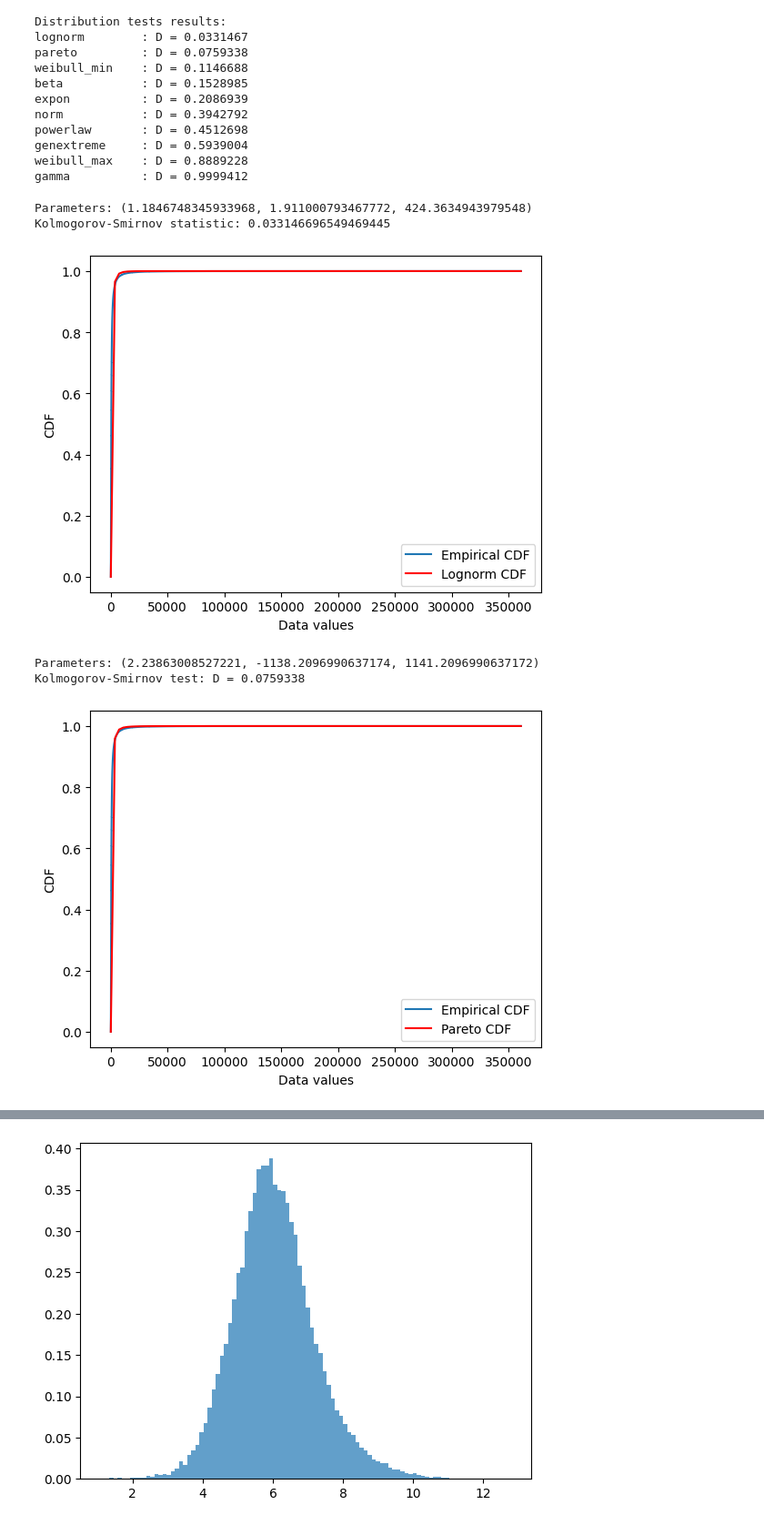
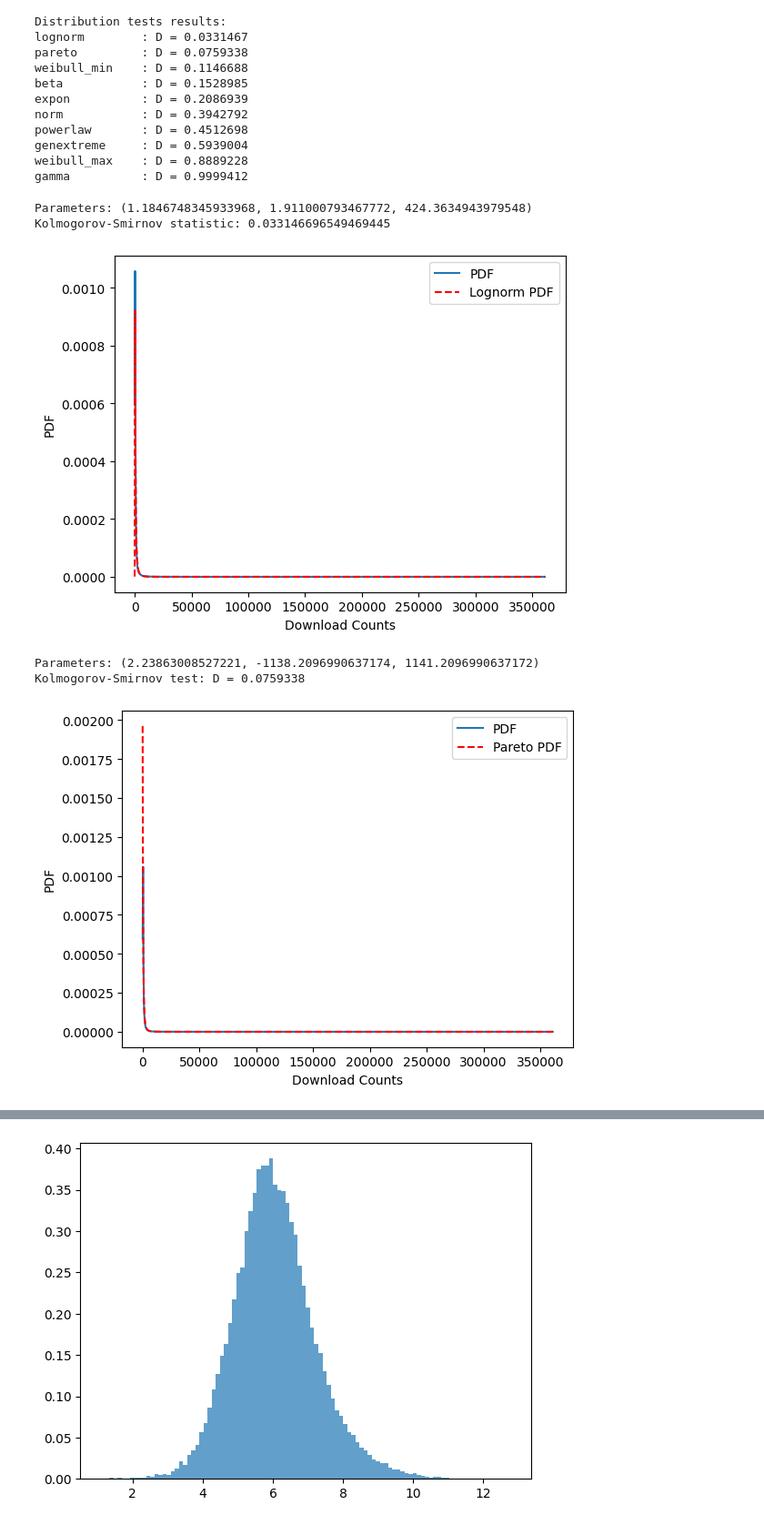
Before and after one commit to ZhengxuYan/lora-scale-simulator, a Jupyter notebook: simulator/fit_distribution.ipynb, the cells around one changed output, grey strips where cells are left out. Shown at 91% size. Cells and saved outputs as stored; diff of their text form; code cells hidden in the pictures.

Commit message:
update graph for PDF

```diff
--- a/simulator/fit_distribution.ipynb
+++ b/simulator/fit_distribution.ipynb
@@ -114,37 +134,41 @@ gamma          : D = 0.9999412
 # %%
 # Lognormal distribution
 # Calculate the ECDF of the original data
 ecdf = ECDF(data)
 
 distribution = stats.lognorm  # replace with your chosen distribution
 params = distribution.fit(data)
 print(f"Parameters: {params}")
 
 # Generate a range of values over which to evaluate the CDF
 xmin, xmax = min(data), max(data)
-x = np.linspace(xmin, xmax, 100)
+x = np.linspace(xmin, xmax, 1000)
 
-# Calculate the CDF of the fitted distribution
-cdf_fitted = distribution.cdf(x, *params)
+# Calculate the PDF of the fitted distribution
+pdf_fitted = distribution.pdf(x, *params)
 
 # Calculate the loss
 D, _ = stats.kstest(data, 'lognorm', args=params)
 print(f"Kolmogorov-Smirnov statistic: {D}")
 
-# Plot the ECDF
-plt.step(ecdf.x, ecdf.y, label='Empirical CDF')
+# Plot the PDF of the original data
+pdf_values = kde.evaluate(x)
+plt.plot(x, pdf_values, label='PDF')
 
 # Plot the CDF of the fitted distribution
-plt.plot(x, cdf_fitted, 'r-', label='Lognorm CDF')
+plt.plot(x, pdf_fitted, 'r-', linestyle='--', label='Lognorm PDF')
 
-plt.xlabel('Data values')
-plt.ylabel('CDF')
+# plt.xscale('log')
+# plt.yscale('log')
+
+plt.xlabel('Download Counts')
+plt.ylabel('PDF')
 plt.legend()
 plt.show()
 # %% [output]
 Parameters: (1.1846748345933968, 1.911000793467772, 424.3634943979548)
 Kolmogorov-Smirnov statistic: 0.033146696549469445
-[figure, old version]
+[figure, new version]
 # %%
 # Pareto distribution
 distribution = stats.pareto
@@ -153,29 +177,30 @@ print(f"Parameters: {params}")
 
 # Generate a range of values over which to evaluate the CDF
 xmin, xmax = min(data), max(data)
-x = np.linspace(xmin, xmax, 100)
+x = np.linspace(xmin, xmax, 1000)
 
-# Calculate the CDF of the fitted distribution
-cdf_fitted = distribution.cdf(x, *params)
+# Calculate the PDF of the fitted distribution
+cdf_fitted = distribution.pdf(x, *params)
 
 # Calculate the loss
 D, _ = stats.kstest(data, 'pareto', args=params)
 print(f"Kolmogorov-Smirnov test: D = {D:.7f}")
 
-# Plot the ECDF
-plt.step(ecdf.x, ecdf.y, label='Empirical CDF')
+# Plot the PDF of the original data
+pdf_values = kde.evaluate(x)
+plt.plot(x, pdf_values, label='PDF')
 
 # Plot the CDF of the fitted distribution
-plt.plot(x, cdf_fitted, 'r-', label='Pareto CDF')
+plt.plot(x, cdf_fitted, 'r-', linestyle='--', label='Pareto PDF')
 
-plt.xlabel('Data values')
-plt.ylabel('CDF')
+plt.xlabel('Download Counts')
+plt.ylabel('PDF')
 plt.legend()
 plt.show()
 # %% [output]
 Parameters: (2.23863008527221, -1138.2096990637174, 1141.2096990637172)
 Kolmogorov-Smirnov test: D = 0.0759338
-[figure, old version]
+[figure, new version]
 # %%
 # Weibull minimum distribution
 distribution = stats.weibull_min
```
Also changed, not shown: parts of 4 cells of this notebook.
